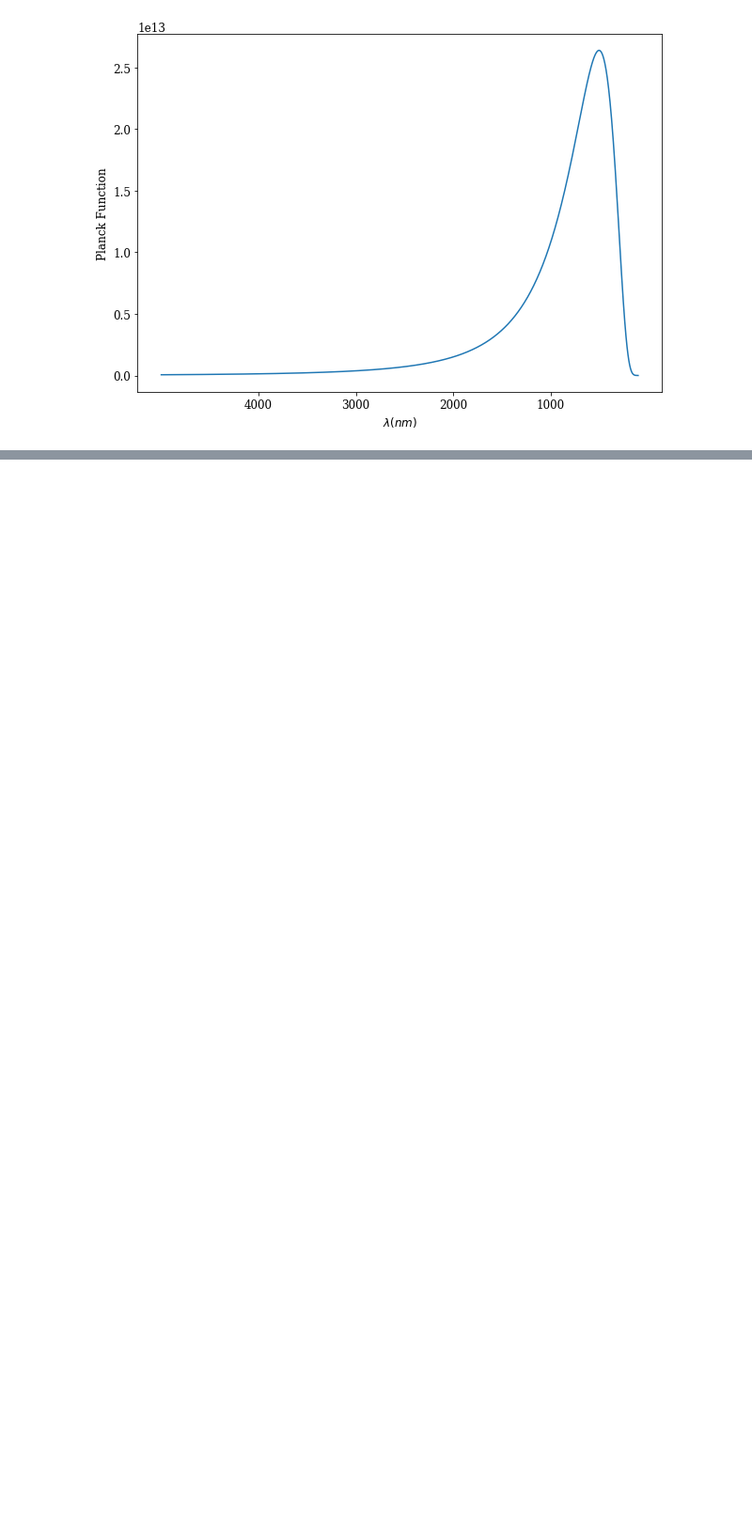
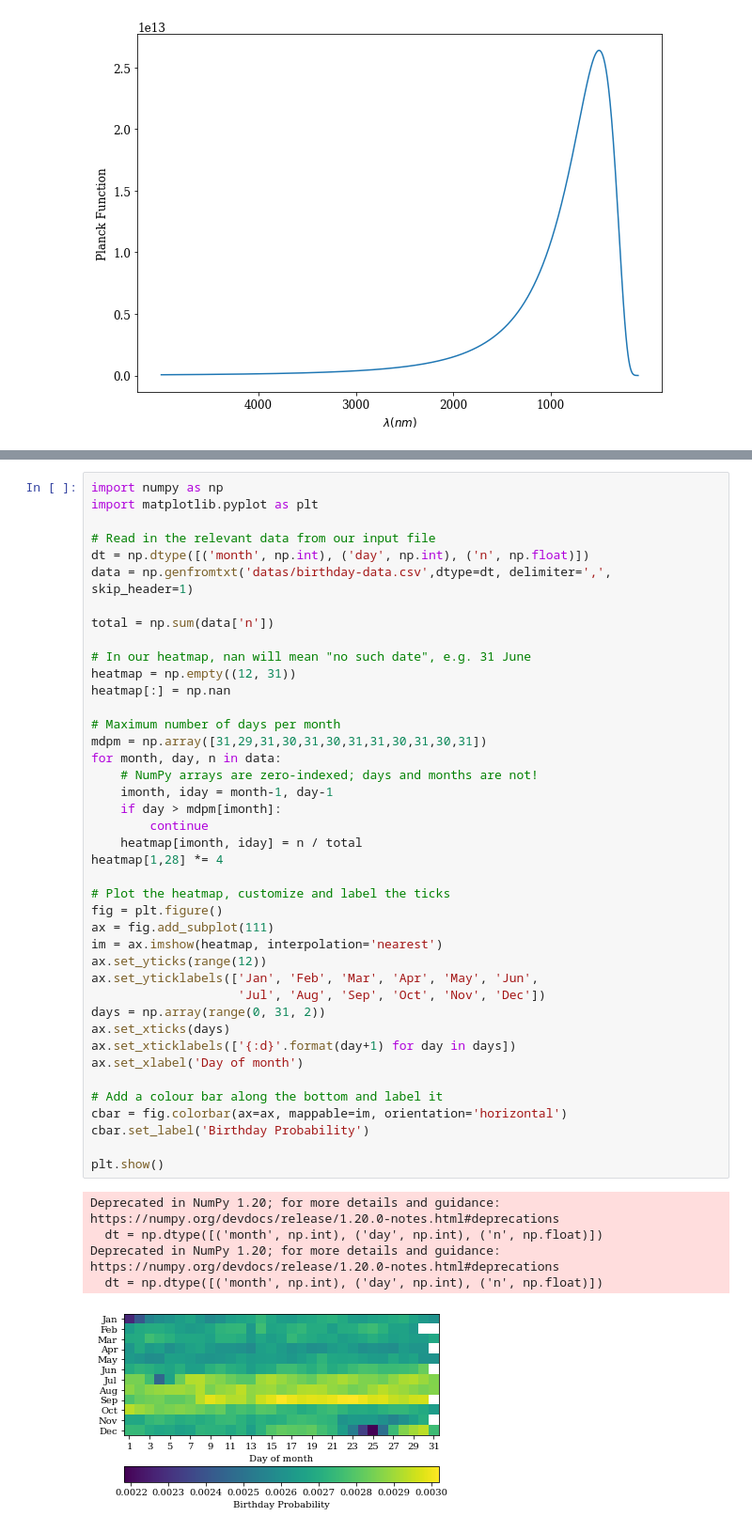
Before and after one commit to Ashim-Paudel/Matplotlib-Learning, a Jupyter notebook: Questions-Solution.ipynb, the cells around one changed output, grey strips where cells are left out. Shown at 94% size. Saved outputs shown, nothing was run; the diff lists cells and outputs as text; blank space fills up the shorter version.

```diff
--- a/Questions-Solution.ipynb
+++ b/Questions-Solution.ipynb
@@ -1124,0 +178,47 @@ IndexError: tuple index out of range
+# %%
+import numpy as np
+import matplotlib.pyplot as plt
+
+# Read in the relevant data from our input file
+dt = np.dtype([('month', np.int), ('day', np.int), ('n', np.float)])
+data = np.genfromtxt('datas/birthday-data.csv',dtype=dt, delimiter=',', skip_header=1)
+
+total = np.sum(data['n'])
+
+# In our heatmap, nan will mean "no such date", e.g. 31 June
+heatmap = np.empty((12, 31))
+heatmap[:] = np.nan
+
+# Maximum number of days per month
+mdpm = np.array([31,29,31,30,31,30,31,31,30,31,30,31])
+for month, day, n in data:
+    # NumPy arrays are zero-indexed; days and months are not!
+    imonth, iday = month-1, day-1
+    if day > mdpm[imonth]:
+        continue
+    heatmap[imonth, iday] = n / total
+heatmap[1,28] *= 4
+
+# Plot the heatmap, customize and label the ticks
+fig = plt.figure()
+ax = fig.add_subplot(111)
+im = ax.imshow(heatmap, interpolation='nearest')
+ax.set_yticks(range(12))
+ax.set_yticklabels(['Jan', 'Feb', 'Mar', 'Apr', 'May', 'Jun',
+                    'Jul', 'Aug', 'Sep', 'Oct', 'Nov', 'Dec'])
+days = np.array(range(0, 31, 2))
+ax.set_xticks(days)
+ax.set_xticklabels(['{:d}'.format(day+1) for day in days])
+ax.set_xlabel('Day of month')
+
+# Add a colour bar along the bottom and label it
+cbar = fig.colorbar(ax=ax, mappable=im, orientation='horizontal')
+cbar.set_label('Birthday Probability')
+
+plt.show()
+# %% [output]
+Deprecated in NumPy 1.20; for more details and guidance: https://numpy.org/devdocs/release/1.20.0-notes.html#deprecations
+  dt = np.dtype([('month', np.int), ('day', np.int), ('n', np.float)])
+Deprecated in NumPy 1.20; for more details and guidance: https://numpy.org/devdocs/release/1.20.0-notes.html#deprecations
+  dt = np.dtype([('month', np.int), ('day', np.int), ('n', np.float)])
+[figure, added]
```
Also changed, not shown: parts of 28 cells of this notebook, 4 other files.
